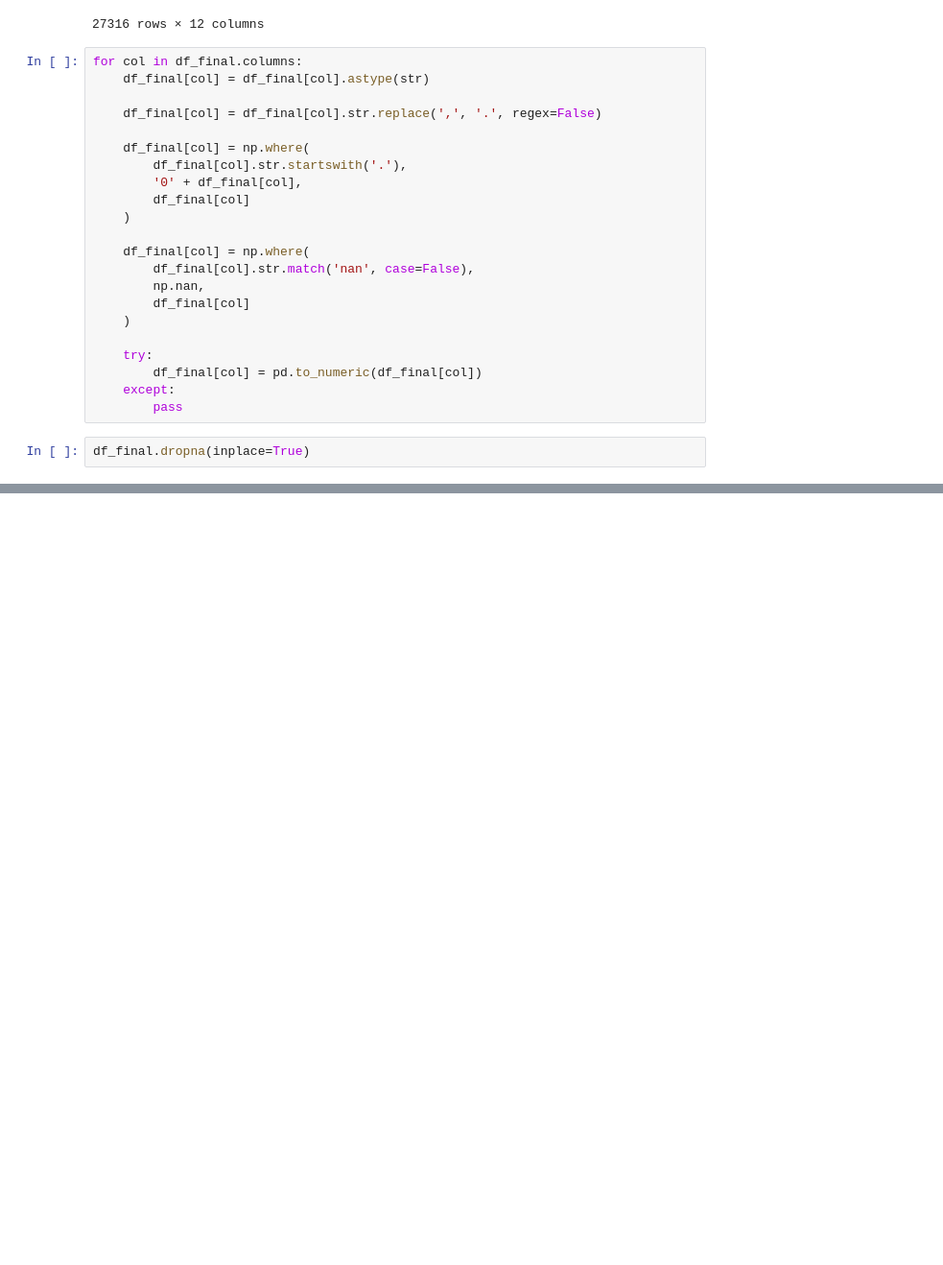
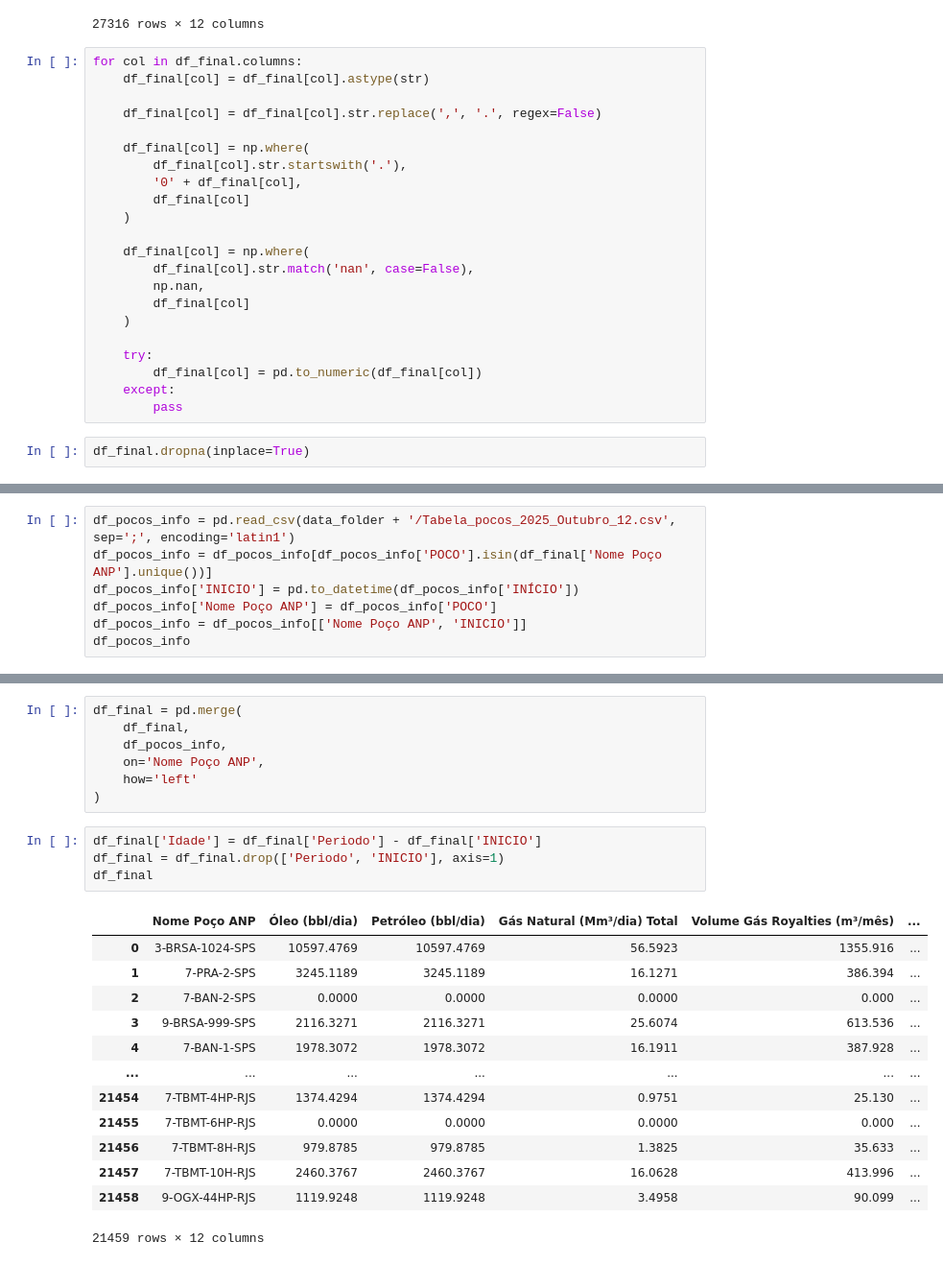
Before and after one commit to icarusrodrigues/MMQ_MSC_Icaro, a Jupyter notebook: clean_data.ipynb, the cells around one changed output, grey strips where cells are left out. Shown at 96% size. Drawn from its saved outputs; the diff is of its cells as text; blank space fills up the shorter version.

Commit message:
Changes in data and implementation of initial models

```diff
--- a/clean_data.ipynb
+++ b/clean_data.ipynb
@@ -132,0 +111,7 @@ from sklearn.preprocessing import StandardScaler
+# %%
+df_pocos_info = pd.read_csv(data_folder + '/Tabela_pocos_2025_Outubro_12.csv', sep=';', encoding='latin1')
+df_pocos_info = df_pocos_info[df_pocos_info['POCO'].isin(df_final['Nome Poço ANP'].unique())]
+df_pocos_info['INICIO'] = pd.to_datetime(df_pocos_info['INÍCIO'])
+df_pocos_info['Nome Poço ANP'] = df_pocos_info['POCO']
+df_pocos_info = df_pocos_info[['Nome Poço ANP', 'INICIO']]
+df_pocos_info
@@ -132,0 +150,25 @@ from sklearn.preprocessing import StandardScaler
+# %%
+df_final = pd.merge(
+    df_final,
+    df_pocos_info,
+    on='Nome Poço ANP',
+    how='left'
+)
+# %%
+df_final['Idade'] = df_final['Periodo'] - df_final['INICIO']
+df_final = df_final.drop(['Periodo', 'INICIO'], axis=1)
+df_final
+# %% [output]
+|  | Nome Poço ANP | Óleo (bbl/dia) | Petróleo (bbl/dia) | Gás Natural (Mm³/dia) Total | Volume Gás Royalties (m³/mês) | ... |
+| 0 | 3-BRSA-1024-SPS | 10597.4769 | 10597.4769 | 56.5923 | 1355.916 | ... |
+| 1 | 7-PRA-2-SPS | 3245.1189 | 3245.1189 | 16.1271 | 386.394 | ... |
+| 2 | 7-BAN-2-SPS | 0.0000 | 0.0000 | 0.0000 | 0.000 | ... |
+| 3 | 9-BRSA-999-SPS | 2116.3271 | 2116.3271 | 25.6074 | 613.536 | ... |
+| 4 | 7-BAN-1-SPS | 1978.3072 | 1978.3072 | 16.1911 | 387.928 | ... |
+| ... | ... | ... | ... | ... | ... | ... |
+| 21454 | 7-TBMT-4HP-RJS | 1374.4294 | 1374.4294 | 0.9751 | 25.130 | ... |
+| 21455 | 7-TBMT-6HP-RJS | 0.0000 | 0.0000 | 0.0000 | 0.000 | ... |
+| 21456 | 7-TBMT-8H-RJS | 979.8785 | 979.8785 | 1.3825 | 35.633 | ... |
+| 21457 | 7-TBMT-10H-RJS | 2460.3767 | 2460.3767 | 16.0628 | 413.996 | ... |
+| 21458 | 9-OGX-44HP-RJS | 1119.9248 | 1119.9248 | 3.4958 | 90.099 | ... |
+21459 rows × 12 columns
```
Also changed, not shown: parts of 20 cells of this notebook, 3 other files.
